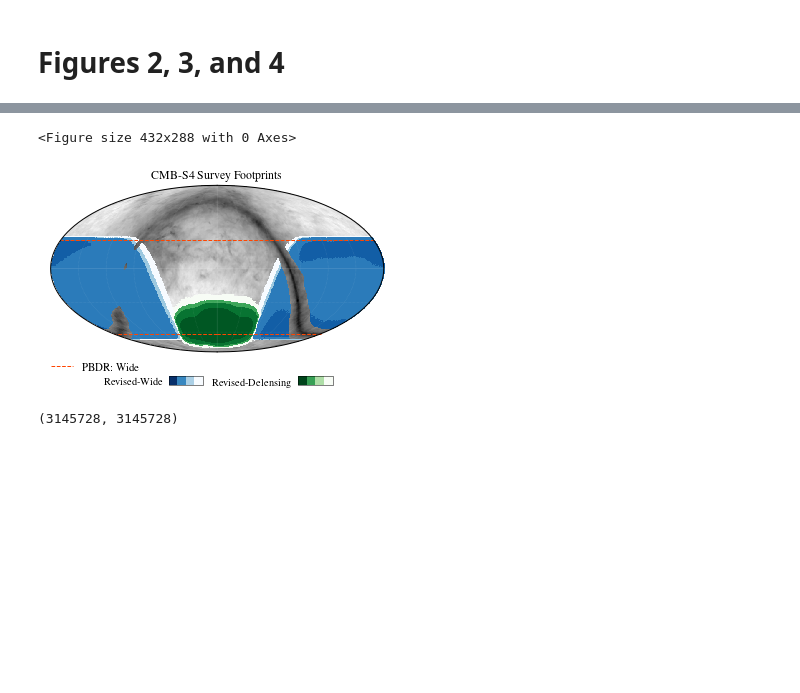
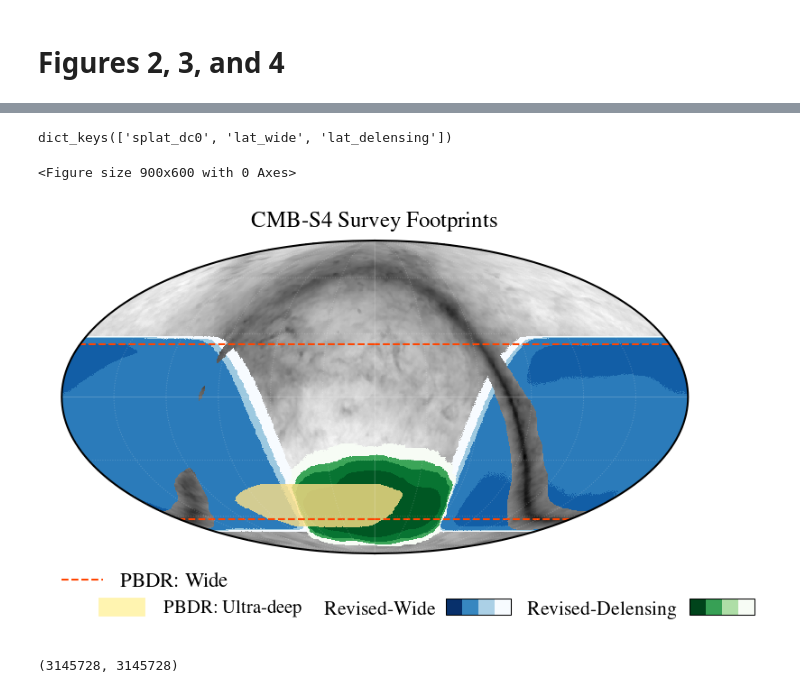
Before and after one commit to sriniraghunathan/cmb_s4_all_chile_optimisation_2025_05, a Jupyter notebook: make_plots_for_paper.ipynb, the cells around one changed output, grey strips where cells are left out. Saved outputs shown, nothing was run; the diff lists cells and outputs as text; code cells hidden in the pictures; blank space fills up the shorter version.

Commit message:
code to add SPTLAT footprint in the plot

```diff
--- a/make_plots_for_paper.ipynb
+++ b/make_plots_for_paper.ipynb
@@ -36,8 +33,13 @@ sim_fd_dc0 = 'data/simulations/dc0'
 depth_map_pref_dc0 = 'dc0_chlat_t01.01_bandval_map03.fits'
 total_years_dc0 = 14
 
+sim_fd_dc0_splat = 'data/simulations/dc0'
+depth_map_pref_dc0_splat = 'dc0_splat_t01.01_bandval_map03.fits'
+total_years_dc0_splat = 14
+
 survey_dic = {
              ##'lat_wide_dc0': ['wide', r'LAT-Wide (DC0)'],
+            'splat_dc0': ['wide', r'SPTLAT (DC0)'],
              ##'lat_wide_phase2': ['wide', r'LAT-Wide (Phase 2)'],
              'lat_wide': ['wide_supplement', r'LAT-Wide'],
              ##'lat_roman': ['roman_supplement', r'LAT-Roman'],
@@ -48,6 +50,7 @@ vmin_vmax_dic = {'lat_roman': [0.5, 5.],
                  'lat_wide': [1.5, 8.],
                  'lat_wide_phase2': [1.5, 4.],
                  'lat_wide_dc0': [1., 2.],
+                 'splat_dc0': [0.5, 5.],
                 }
 
 use_absolute_or_relative_noise_thresholds = 'absolute'
@@ -68,13 +71,16 @@ def get_depth_maps(band_arr, survey, sim_fd, depth_map_pref, total_years):
         elif survey == 'lat_wide_dc0':
             depth_map_fname = '%s/%s' %(sim_fd_dc0, depth_map_pref_dc0)
             depth_map_fname = depth_map_fname.replace('bandval', '%03d' %(dc0_band_dic[band]))
+        elif survey == 'splat_dc0':
+            depth_map_fname = '%s/%s' %(sim_fd_dc0, depth_map_pref_dc0_splat)
+            depth_map_fname = depth_map_fname.replace('bandval', '%03d' %(dc0_band_dic[band]))
         else:
             depth_map_fname = '%s/%s' %(sim_fd, depth_map_pref)
             depth_map_fname = depth_map_fname.replace('surveyval', surveyval).replace('bandval', '%03d' %(band)).replace('yearval', '%02d' %(total_years))
 
         ##print( depth_map_fname )
         depth_map = H.read_map( depth_map_fname )
-        if survey == 'lat_wide_dc0':
+        if survey in ['lat_wide_dc0', 'splat_dc0']:
             depth_map = depth_map * 1e6
         depth_map_dic[band] = depth_map
 
@@ -95,6 +101,8 @@ for survey in survey_dic:
     #read the depth map
     depth_map_dic = get_depth_maps(band_arr, survey, sim_fd, depth_map_pref, total_years)
     baseline_depth_map = depth_map_dic[baseline_band]
+    ###H.mollview(baseline_depth_map); show(); sys.exit()
+    ##print(baseline_depth_map)
     #------------------------------
 
     #------------------------------
@@ -132,6 +140,8 @@ for survey in survey_dic:
             threshold_arr = [0.01, 6., 1e4]
         elif survey in ['lat_wide_dc0']:
             threshold_arr = [0.01, 6., 1e4]
+        elif survey in ['splat_dc0']:
+            threshold_arr = [0.01, 0.6, 2.5, vmax, 1e4]
 
     patch_dic = {}
     noise_val_dic = {}
@@ -313,7 +342,9 @@ Patch = 4: 165.6, 116.1, 63.2, 23.2, 21.9, 35.3, 104.2 uK-arcmin
 # %%
-hmap_patches_noisemap_dic.keys()
+print( hmap_patches_noisemap_dic.keys() )
 opfname = 'data/hmap_patches_noisemap_dictionary.npy'
 np.save(opfname, hmap_patches_noisemap_dic)
+# %% [output]
+dict_keys(['splat_dc0', 'lat_wide', 'lat_delensing'])
 # %%
 cmap = cm.RdYlBu_r
 opfname = 'data/hmap_patches_noisemap_dictionary.npy'
@@ -403,6 +434,7 @@ H.mollview(to_plot0,
 
 min1, max1, cmap1 = 0., 10., cm.Blues_r
 min2, max2, cmap2 = 0., 10., cm.Greens_r
+min3, max3, cmap3 = -2, 10., cm.YlOrRd ##adjust the min/max here to change the color.
 to_plot1 = hmap_patches_noisemap_dic['lat_wide']
 alpha1 = np.ones(len(to_plot1))
 alpha1[to_plot1 == H.UNSEEN] = 0.
@@ -424,9 +456,22 @@ H.mollview(to_plot2,
            cbar = False,
            cmap = cmap2, min = min2, max = max2,
            notext=True,
+           #title=r'CMB-S4 Survey Footprints',
+          )
+
+to_plot3 = hmap_patches_noisemap_dic['splat_dc0']
+to_plot3[to_plot3>0.4] = H.UNSEEN # SPTLAT - Only have the deepest patch
+alpha3 = np.ones(len(to_plot3)) * 0.8
+alpha3[to_plot3 == H.UNSEEN] = 0.
+alpha3[gal_mask == 0] = 0.
+H.mollview(to_plot3,
+           alpha = alpha3,
+           reuse_axes = True,
+           cbar = False,
+           cmap = cmap3, min = min3, max = max3,
+           notext=True,
            title=r'CMB-S4 Survey Footprints',
           )
-
 #DC0
 npts = 500
 ra_dc0 = np.hstack([np.linspace(0, 360, npts), np.linspace(0, 360, npts)])
@@ -439,35 +484,50 @@ if (1):
 
     fig = plt.gcf()
     widthval, heightval = 0.08, 0.03
     xloc, yloc = 0.3, 0.01
 
     plot([], [], '--', color = dc0_color, label = r'PBDR: Wide')
     legend(bbox_to_anchor = (xloc, yloc), framealpha = 0, fontsize = fsval-3)
 
     xloc, yloc = xloc+0.1, 0.1
+    cax = fig.add_axes([xloc, yloc, widthval, heightval], frame_on = True, alpha = 1.)
+    plot([], [], lw = 10., color = cmap3(20), label = r'PBDR: Ultra-deep')
+    axis('off')
+    legend(loc = 3, bbox_to_anchor = (-3, -1.3), framealpha = 0, handletextpad = 1.5, handlelength = 1.5)
+
+    #figtext(xloc-0.2, yloc, r'PBDR: Ultra-deep', fontsize = fsval-3.5)
+    #norm = mpl.colors.Normalize(vmin=min3, vmax=max3)
+    #norm = mpl.colors.BoundaryNorm(boundaries=np.arange(3), ncolors=cmap.N)
+    #cb = mpl.colorbar.ColorbarBase(cax, cmap=cmap3, norm=norm, orientation='horizontal', ticks = tickvals, drawedges = 0., format = None)
+    #cb.ax.tick_params(labelsize=fsval-2.)
+    #cb.minorticks_off()
+
+    #xloc, yloc = xloc+0.1, 0.1
+    xloc += 0.2
     tickvals = []
     cax = fig.add_axes([xloc, yloc, widthval, heightval], frame_on = True, alpha = 1.)
     figtext(xloc-0.15, yloc, r'Revised-Wide', fontsize = fsval-3.5)
     norm = mpl.colors.Normalize(vmin=min1, vmax=max1)
     norm = mpl.colors.BoundaryNorm(boundaries=np.arange(5), ncolors=cmap.N)
     cb = mpl.colorbar.ColorbarBase(cax, cmap=cmap1, norm=norm, orientation='horizontal', ticks = tickvals, drawedges = 0., format = None)
     cb.ax.tick_params(labelsize=fsval-2.)
     cb.minorticks_off()
 
     xloc += 0.3
     cax = fig.add_axes([xloc, yloc, widthval, heightval], frame_on = True, alpha = 1.)
     figtext(xloc-0.2, yloc, r'Revised-Delensing', fontsize = fsval-3.5)
     norm = mpl.colors.Normalize(vmin=min2, vmax=max2)
     norm = mpl.colors.BoundaryNorm(boundaries=np.arange(5), ncolors=cmap.N)
     cb = mpl.colorbar.ColorbarBase(cax, cmap=cmap2, norm=norm, orientation='horizontal', ticks = tickvals, drawedges = 0., format = None)
     cb.ax.tick_params(labelsize=fsval-2.)
     cb.minorticks_off()
+
 plname = 'plots/cmbs4_footprints_galdustplanck.pdf'
 savefig(plname, dpi = 200.)
 show();
 # %% [output]
-<Figure size 432x288 with 0 Axes>
+<Figure size 900x600 with 0 Axes>
-[figure, old version]
+[figure, new version]
 # %%
 len(gal_mask), len(to_plot1)
 # %% [output]
```
Also changed, not shown: parts of 2 cells of this notebook.
